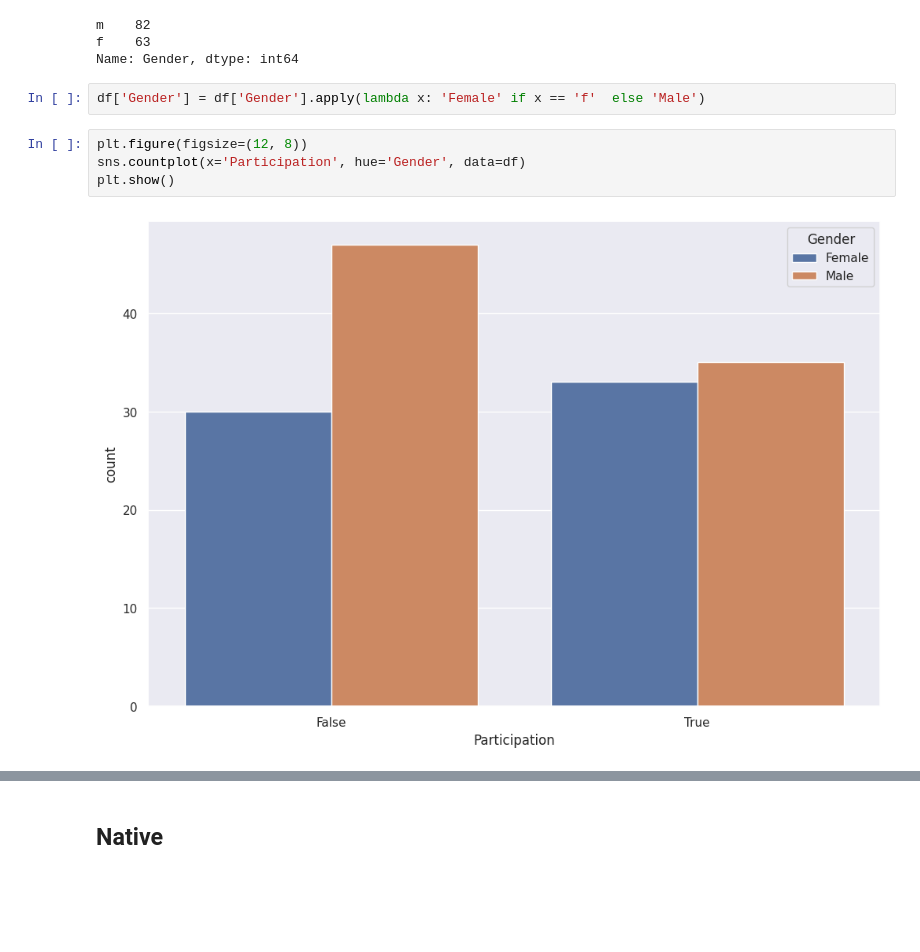
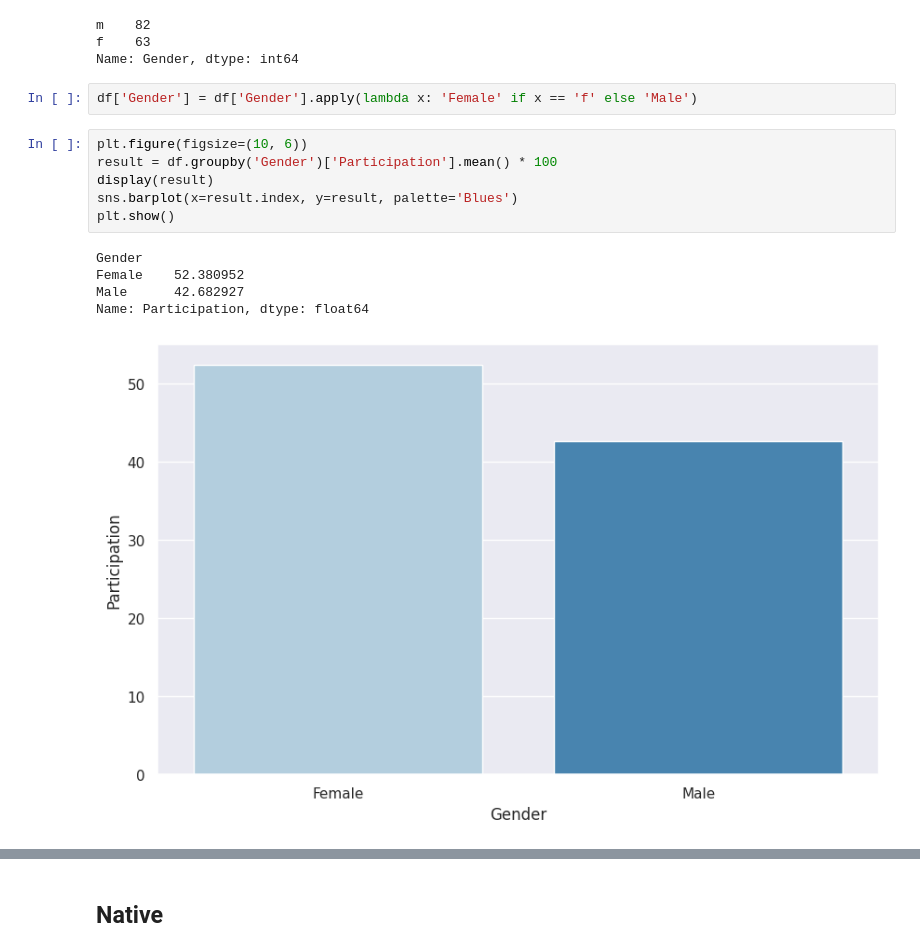
Before and after one commit to modernpacifist/komsomolsk-on-amur-comment-analysis, a Jupyter notebook: KomsomolskOnAmurCommentAnalysis.ipynb, the cells around one changed output, grey strips where cells are left out. Saved outputs shown, nothing was run; the diff lists cells and outputs as text; blank space fills up the shorter version.

```diff
--- a/KomsomolskOnAmurCommentAnalysis.ipynb
+++ b/KomsomolskOnAmurCommentAnalysis.ipynb
@@ -453,10 +453,16 @@ m    82
 f    63
 Name: Gender, dtype: int64
 # %%
-df['Gender'] = df['Gender'].apply(lambda x: 'Female' if x == 'f'  else 'Male')
+df['Gender'] = df['Gender'].apply(lambda x: 'Female' if x == 'f' else 'Male')
-# %%
-plt.figure(figsize=(12, 8))
-sns.countplot(x='Participation', hue='Gender', data=df)
-plt.show()
-# %% [output]
-[figure, removed]
+# %%
+plt.figure(figsize=(10, 6))
+result = df.groupby('Gender')['Participation'].mean() * 100
+display(result)
+sns.barplot(x=result.index, y=result, palette='Blues')
+plt.show()
+# %% [output]
+Gender
+Female    52.380952
+Male      42.682927
+Name: Participation, dtype: float64
+[figure, added]
```
Also changed, not shown: parts of 1 cell of this notebook.
